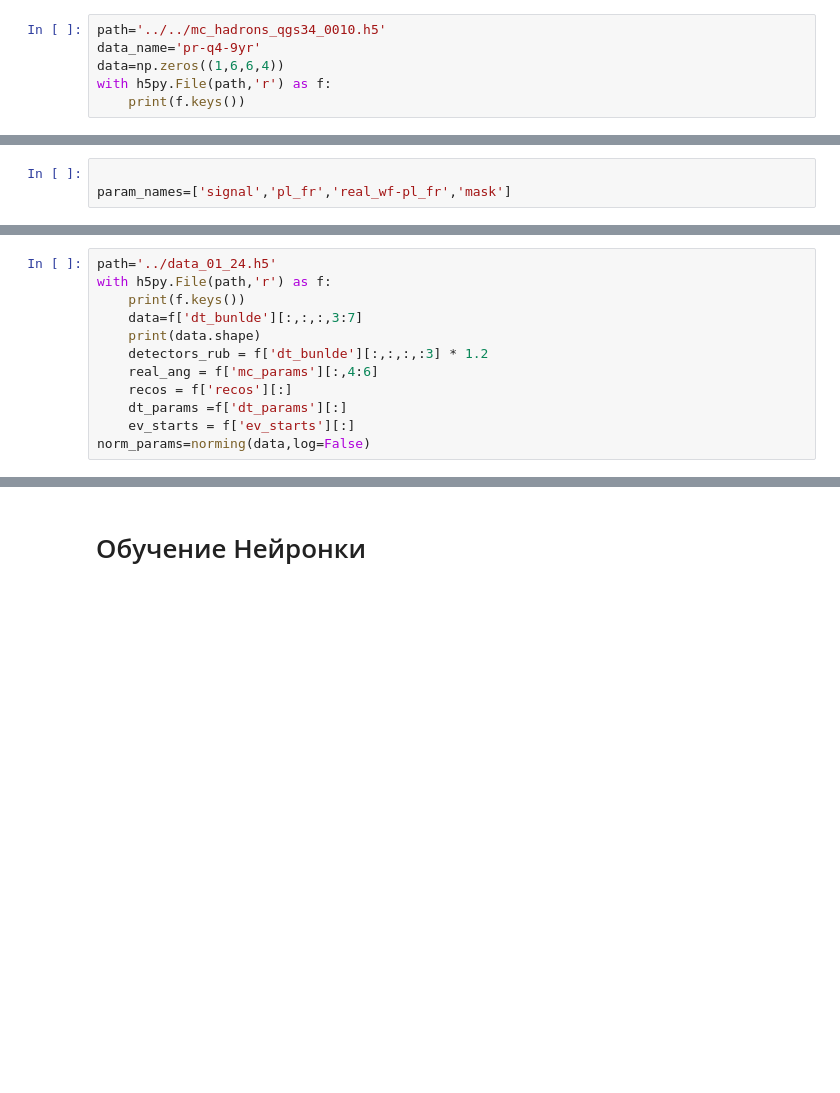
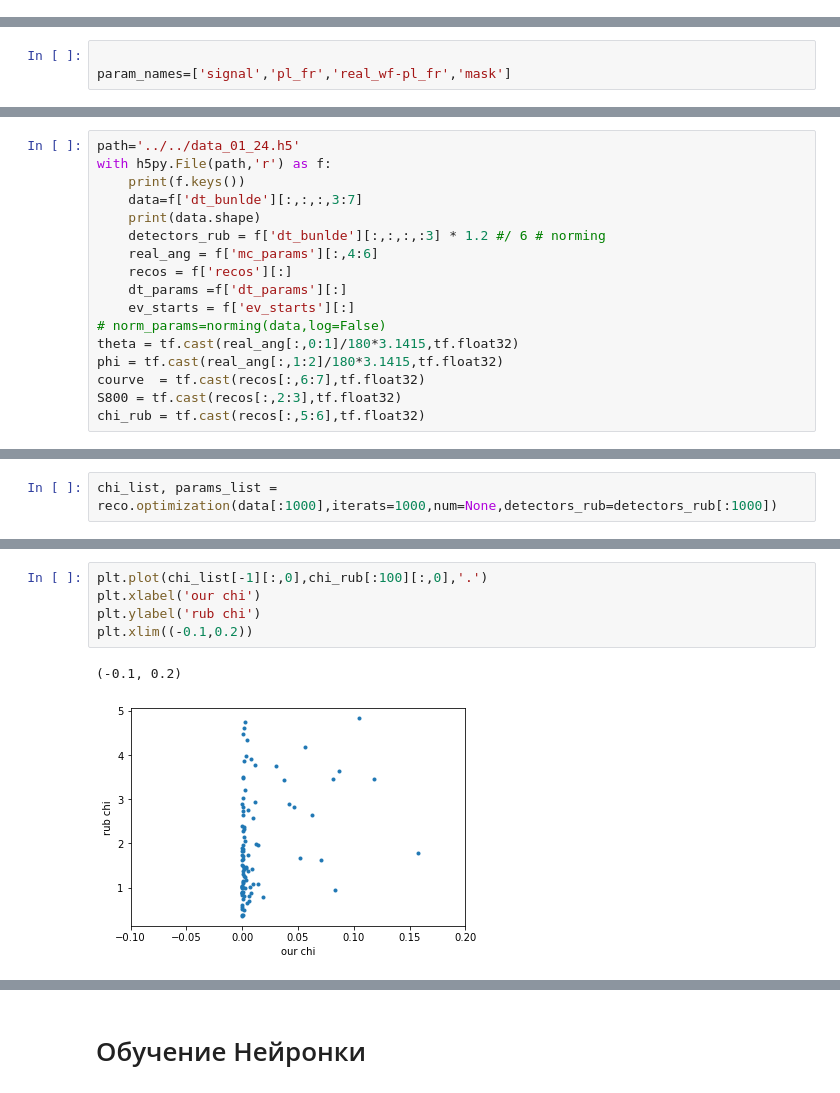
Before and after one commit to fitagdinov/Telescope_Array, a Jupyter notebook: Parameters_all/Notebooks/main_parameters.ipynb, the cells around one changed output, grey strips where cells are left out. Cells and saved outputs as stored; diff of their text form; blank space fills up the shorter version.

Commit message:
add optimization by chi2

```diff
--- a/Parameters_all/Notebooks/main_parameters.ipynb
+++ b/Parameters_all/Notebooks/main_parameters.ipynb
@@ -22,8 +23,2 @@ from joblib import Parallel, delayed
 # tf.config.run_functions_eagerly(True)
 %matplotlib inline
-# %%
-path='../../mc_hadrons_qgs34_0010.h5'
-data_name='pr-q4-9yr'
-data=np.zeros((1,6,6,4))
-with h5py.File(path,'r') as f:
-    print(f.keys())
@@ -88,15 +64,20 @@ def renormin(data_not_change,norm_params,param_names=param_names,log=True):
 # %%
-path='../data_01_24.h5'
+path='../../data_01_24.h5'
 with h5py.File(path,'r') as f:
     print(f.keys())
     data=f['dt_bunlde'][:,:,:,3:7]
     print(data.shape)
-    detectors_rub = f['dt_bunlde'][:,:,:,:3] * 1.2
+    detectors_rub = f['dt_bunlde'][:,:,:,:3] * 1.2 #/ 6 # norming
     real_ang = f['mc_params'][:,4:6]
     recos = f['recos'][:]
     dt_params =f['dt_params'][:]
     ev_starts = f['ev_starts'][:]
-norm_params=norming(data,log=False)
+# norm_params=norming(data,log=False)
+theta = tf.cast(real_ang[:,0:1]/180*3.1415,tf.float32)
+phi = tf.cast(real_ang[:,1:2]/180*3.1415,tf.float32)
+courve  = tf.cast(recos[:,6:7],tf.float32)
+S800 = tf.cast(recos[:,2:3],tf.float32)
+chi_rub = tf.cast(recos[:,5:6],tf.float32)
 # %% [output]
 <KeysViewHDF5 ['det_max_params', 'det_max_wf', 'dt_bunlde', 'dt_params', 'ev_ids', 'ev_starts', 'mc_params', 'recos', 'wfs_flat']>
 (173044, 6, 6, 4)
@@ -113,0 +120,2 @@ max_c,min_c 1.0 0.0
+# %%
+chi_list, params_list = reco.optimization(data[:1000],iterats=1000,num=None,detectors_rub=detectors_rub[:1000])
@@ -113,0 +162,8 @@ max_c,min_c 1.0 0.0
+# %%
+plt.plot(chi_list[-1][:,0],chi_rub[:100][:,0],'.')
+plt.xlabel('our chi')
+plt.ylabel('rub chi')
+plt.xlim((-0.1,0.2))
+# %% [output]
+(-0.1, 0.2)
+[figure, added]
```
Also changed, not shown: parts of 51 cells of this notebook, 1 other file.
